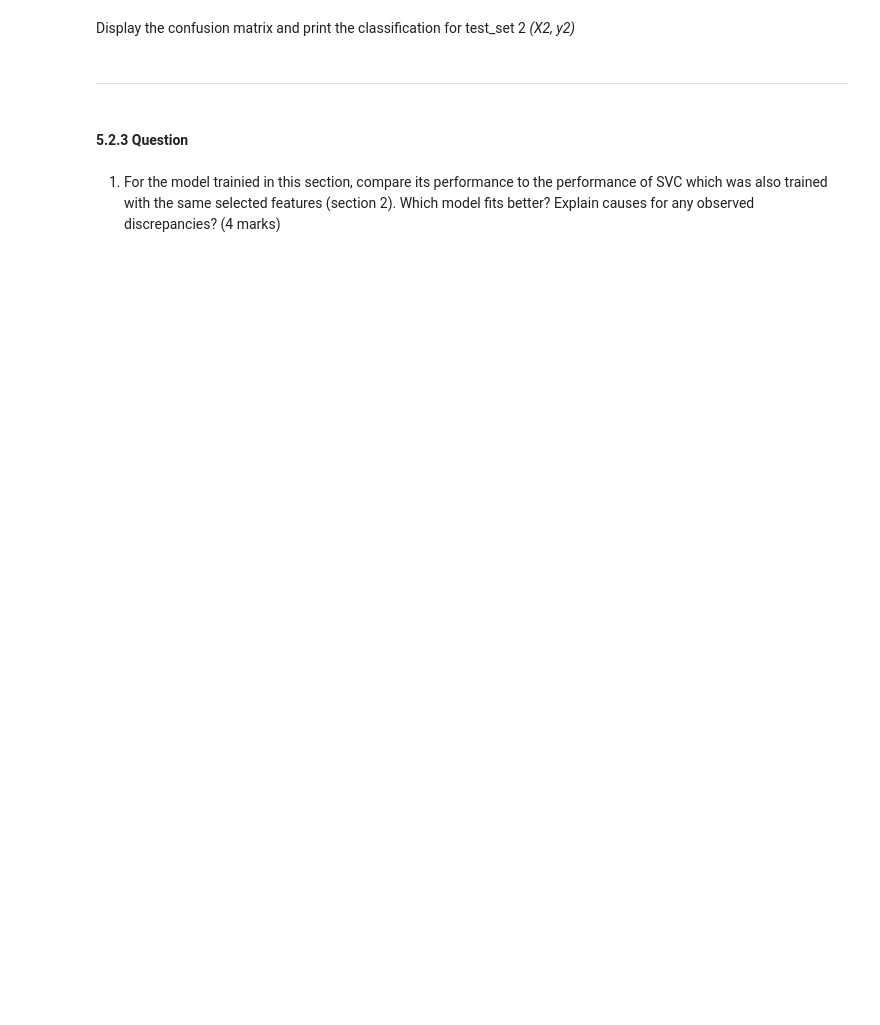
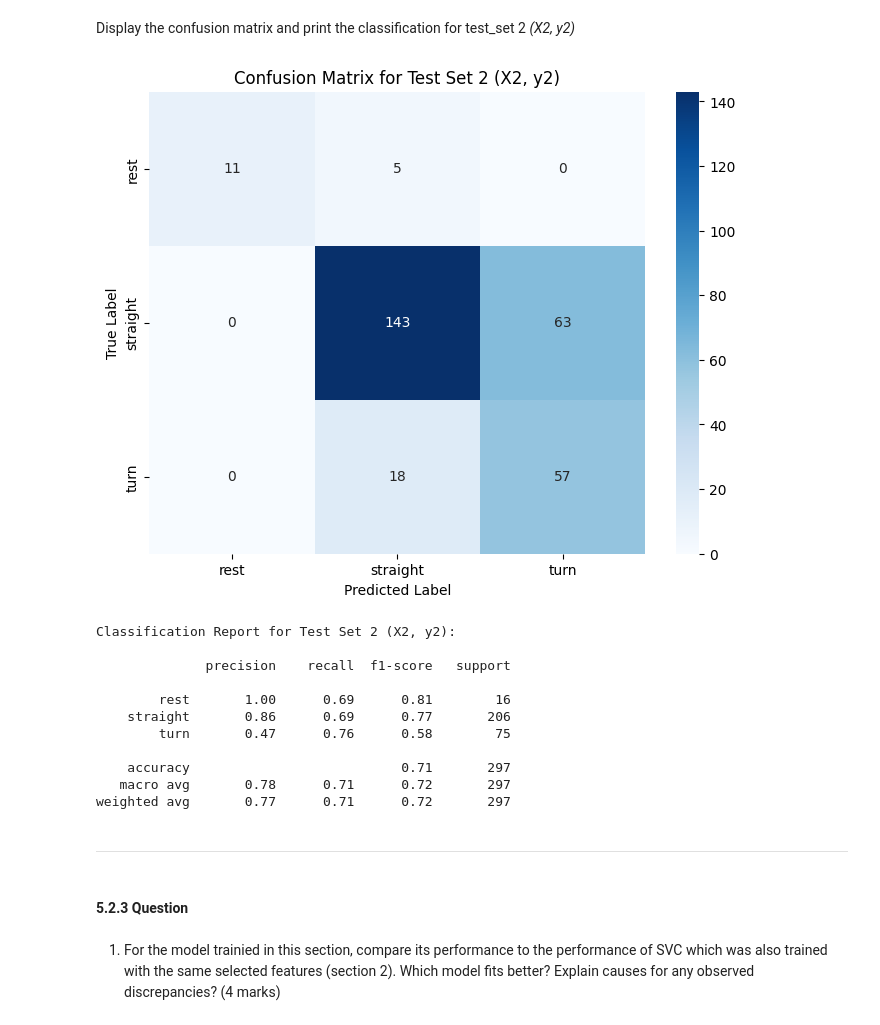
Before and after one commit to Kaushini1408/engg680_2024_fall, a Jupyter notebook: Lab_Assignment4/Assignment 4.ipynb, the cells around one changed output. Drawn from its saved outputs; the diff is of its cells as text; code cells hidden in the pictures; blank space fills up the shorter version.

```diff
--- a/Lab_Assignment4/Assignment 4.ipynb
+++ b/Lab_Assignment4/Assignment 4.ipynb
@@ -1079,5 +1170,6 @@ X1.head(2)
 # %%
 # TODO - Load the target vector from test_set2 into y2, and the selected features from test_set2 into X2
-# y2 =
-# X2 =
+selected_features = ['ax_var', 'ay_var', 'az_sum', 'a_sum', 'gz_var']
+X2 = test_set2[selected_features]
+y2 = test_set2[test_set2.columns[-1]]
 X2.head(2)
@@ -1102,3 +1225,31 @@ Display the confusion matrix and print the classification for test_set 2 *(X2, y
+# %%
+# TODO - Display confusion matrix and print classification report for (X2, y2)
+from sklearn.metrics import confusion_matrix, classification_report
+import matplotlib.pyplot as plt
+import seaborn as sns
+y2_pred = best_model.predict(X2)
+conf_matrix_2 = confusion_matrix(y2, y2_pred)
+plt.figure(figsize=(8, 6))
+sns.heatmap(conf_matrix_2, annot=True, fmt='d', cmap='Blues', xticklabels=best_model.classes_, yticklabels=best_model.classes_)
+plt.title("Confusion Matrix for Test Set 2 (X2, y2)")
+plt.xlabel("Predicted Label")
+plt.ylabel("True Label")
+plt.show()
+print("Classification Report for Test Set 2 (X2, y2):\n")
+print(classification_report(y2, y2_pred))
+# %% [output]
+[figure, added]
+Classification Report for Test Set 2 (X2, y2):
+
+              precision    recall  f1-score   support
+
+        rest       1.00      0.69      0.81        16
+    straight       0.86      0.69      0.77       206
+        turn       0.47      0.76      0.58        75
+
+    accuracy                           0.71       297
+   macro avg       0.78      0.71      0.72       297
+weighted avg       0.77      0.71      0.72       297
 # %% [markdown]
 ___
 # %% [markdown]
```
Also changed, not shown: parts of 22 cells of this notebook.
